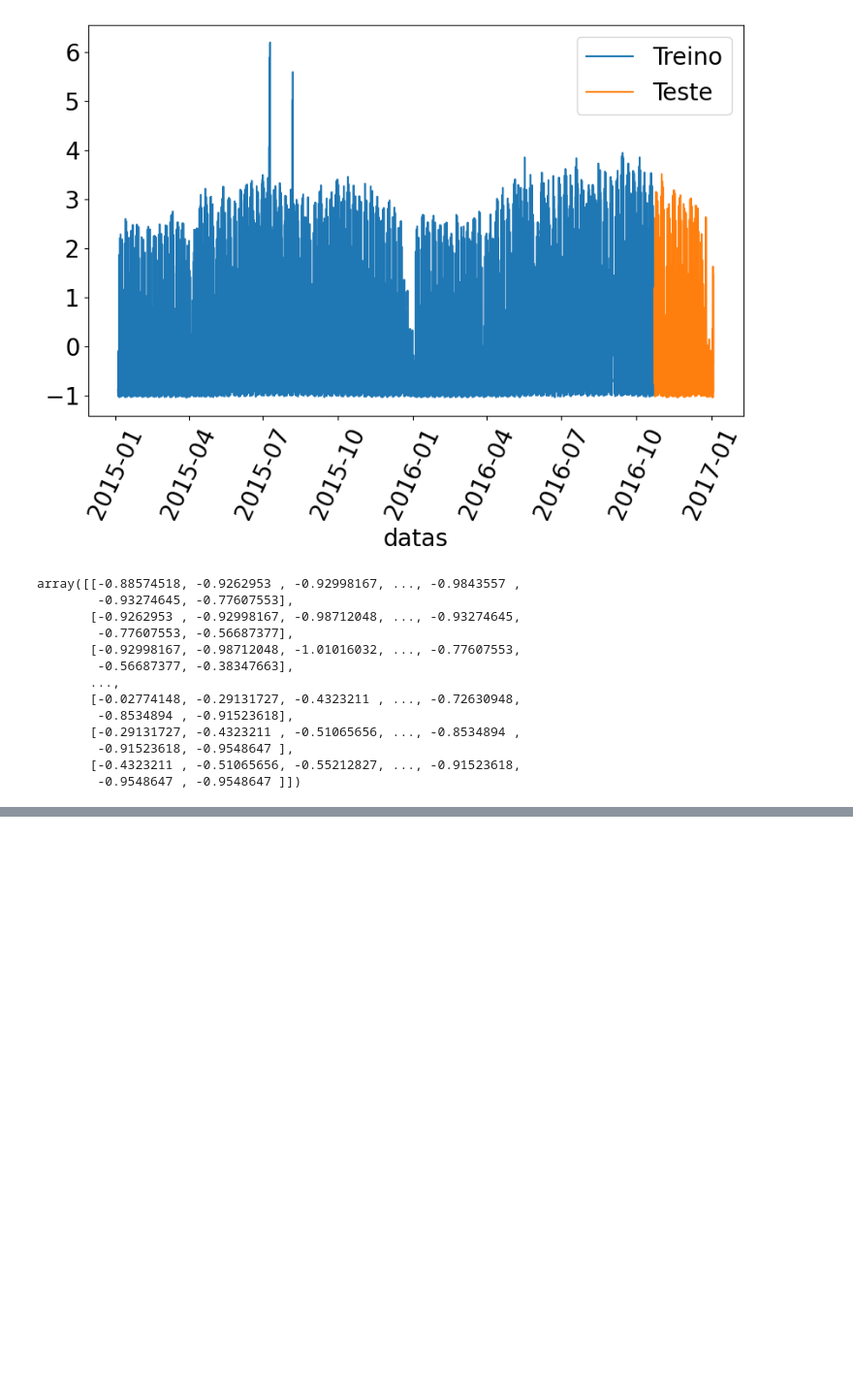
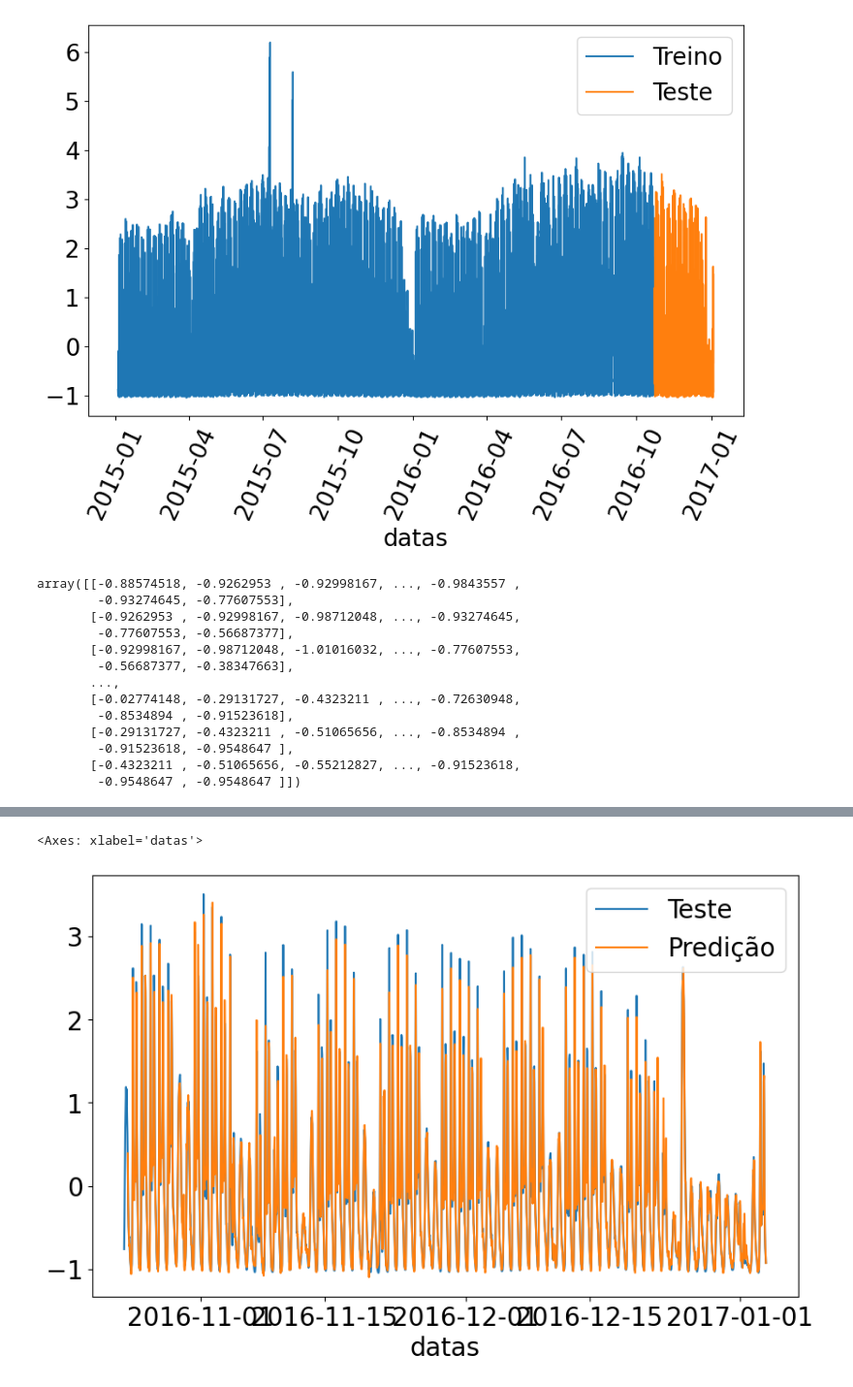
Before and after one commit to Heitorccf/Alura-Forecasting, a Jupyter notebook: exploitation.ipynb, the cells around one changed output, grey strips where cells are left out. Shown at 97% size. Cells and saved outputs as stored; diff of their text form; code cells hidden in the pictures; blank space fills up the shorter version.

```diff
--- a/exploitation.ipynb
+++ b/exploitation.ipynb
@@ -894,0 +934,2 @@ Model: "sequential_7"
+# %%
+y_pred=recorrente.predict(x_teste_novo)
@@ -894,0 +938,6 @@ Model: "sequential_7"
+# %%
+sns.lineplot(x="datas", y=y_teste[:,0], data=bike[tamanho_treino:len(bike)], label="Teste")
+sns.lineplot(x="datas", y=y_pred[:,0], data=bike[tamanho_treino+10:len(bike)], label="Predição")
+# %% [output]
+<Axes: xlabel='datas'>
+[figure, added]
```
Also changed, not shown: parts of 22 cells of this notebook, 1 other file.
